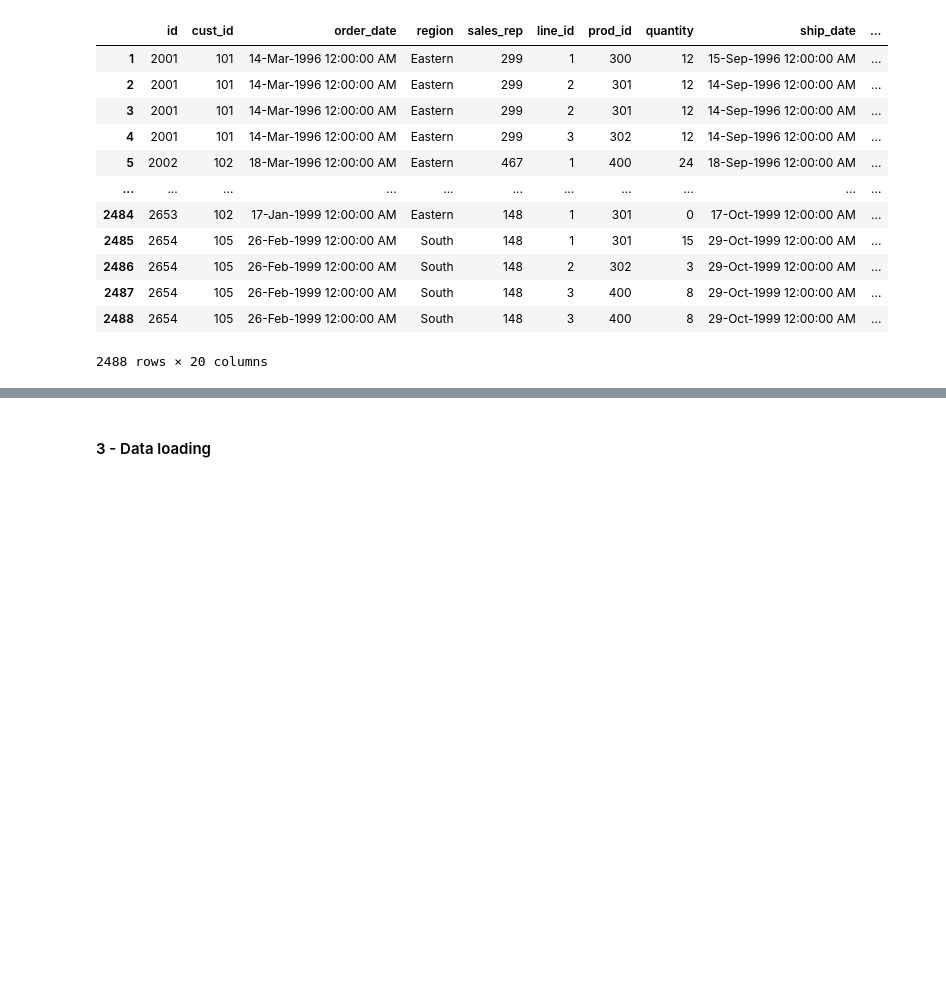
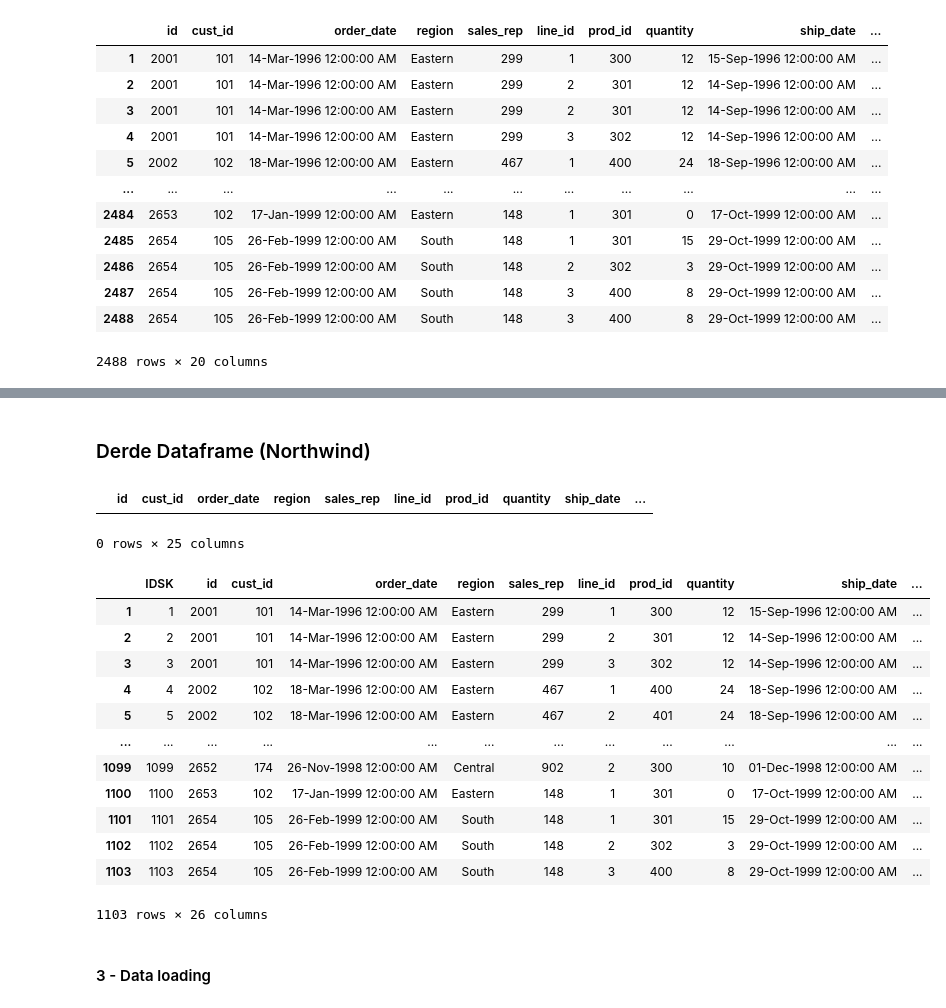
Before and after one commit to Lossttt/deds_proj_groep1, a Jupyter notebook: 2_Data_Warehouse/Orders.ipynb, the cells around one changed output, grey strips where cells are left out. Cells and saved outputs as stored; diff of their text form; code cells hidden in the pictures; blank space fills up the shorter version.

Commit message:
Extra update, laatste dataframe is nu klaar

```diff
--- a/2_Data_Warehouse/Orders.ipynb
+++ b/2_Data_Warehouse/Orders.ipynb
@@ -120,3 +117,64 @@ Index: []
+# %% [markdown]
+### Derde Dataframe (Northwind)
+# %%
+
+nw_order_df['OrderID'] = nw_order_df['OrderID'].astype('object')
+
+merged_df_def = pd.merge(merged_df2, nw_order_df, left_on='PurchaseOrderID', right_on='OrderID', how='inner') # type: ignore
+
+# Reset the index and start from 1
+merged_df_def.reset_index(drop=True, inplace=True)
+merged_df_def.index = merged_df_def.index + 1
+
+# Rename the index to 'PrimaryKey'
+merged_df.index.name = 'IDSK'
+
+merged_df_def
+# %% [output]
+|  | id | cust_id | order_date | region | sales_rep | line_id | prod_id | quantity | ship_date | ... |
+0 rows × 25 columns
+# %%
+import pandas as pd
+
+# Merge the first two dataframes
+merged_df = pd.merge(aenc_order_df, aenc_order_item_df, on='id', how='inner')
+
+# Convert 'id' column to object type
+merged_df['id'] = merged_df['id'].astype('object')
+
+# Reset the index and start from 1
+merged_df.reset_index(drop=True, inplace=True)
+merged_df.index = merged_df.index + 1
+
+# Create a new primary key 'IDSK'
+merged_df['IDSK'] = merged_df.index
+
+# Merge the third dataframe using the new 'IDSK' column
+merged_df2 = pd.merge(merged_df, aw_order_df, left_on='IDSK', right_index=True, how='inner')
+
+# Merge the fourth dataframe using the new 'IDSK' column
+nw_order_df['IDSK'] = nw_order_df.index
+merged_df_def = pd.merge(merged_df2, nw_order_df, left_on='IDSK', right_index=True, how='inner')
+
+# Drop the temporary 'IDSK' columns
+merged_df_def.drop(columns=['IDSK_x', 'IDSK_y'], inplace=True)
+
+# Display the final merged dataframe
+merged_df_def
+# %% [output]
+|  | IDSK | id | cust_id | order_date | region | sales_rep | line_id | prod_id | quantity | ship_date | ... |
+| 1 | 1 | 2001 | 101 | 14-Mar-1996 12:00:00 AM | Eastern | 299 | 1 | 300 | 12 | 15-Sep-1996 12:00:00 AM | ... |
+| 2 | 2 | 2001 | 101 | 14-Mar-1996 12:00:00 AM | Eastern | 299 | 2 | 301 | 12 | 14-Sep-1996 12:00:00 AM | ... |
+| 3 | 3 | 2001 | 101 | 14-Mar-1996 12:00:00 AM | Eastern | 299 | 3 | 302 | 12 | 14-Sep-1996 12:00:00 AM | ... |
+| 4 | 4 | 2002 | 102 | 18-Mar-1996 12:00:00 AM | Eastern | 467 | 1 | 400 | 24 | 18-Sep-1996 12:00:00 AM | ... |
+| 5 | 5 | 2002 | 102 | 18-Mar-1996 12:00:00 AM | Eastern | 467 | 2 | 401 | 24 | 18-Sep-1996 12:00:00 AM | ... |
+| ... | ... | ... | ... | ... | ... | ... | ... | ... | ... | ... | ... |
+| 1099 | 1099 | 2652 | 174 | 26-Nov-1998 12:00:00 AM | Central | 902 | 2 | 300 | 10 | 01-Dec-1998 12:00:00 AM | ... |
+| 1100 | 1100 | 2653 | 102 | 17-Jan-1999 12:00:00 AM | Eastern | 148 | 1 | 301 | 0 | 17-Oct-1999 12:00:00 AM | ... |
+| 1101 | 1101 | 2654 | 105 | 26-Feb-1999 12:00:00 AM | South | 148 | 1 | 301 | 15 | 29-Oct-1999 12:00:00 AM | ... |
+| 1102 | 1102 | 2654 | 105 | 26-Feb-1999 12:00:00 AM | South | 148 | 2 | 302 | 3 | 29-Oct-1999 12:00:00 AM | ... |
+| 1103 | 1103 | 2654 | 105 | 26-Feb-1999 12:00:00 AM | South | 148 | 3 | 400 | 8 | 29-Oct-1999 12:00:00 AM | ... |
+1103 rows × 26 columns
 # %% [markdown]
 #### 3 - Data loading
 # %% [markdown]
```
Also changed, not shown: parts of 2 cells of this notebook.
